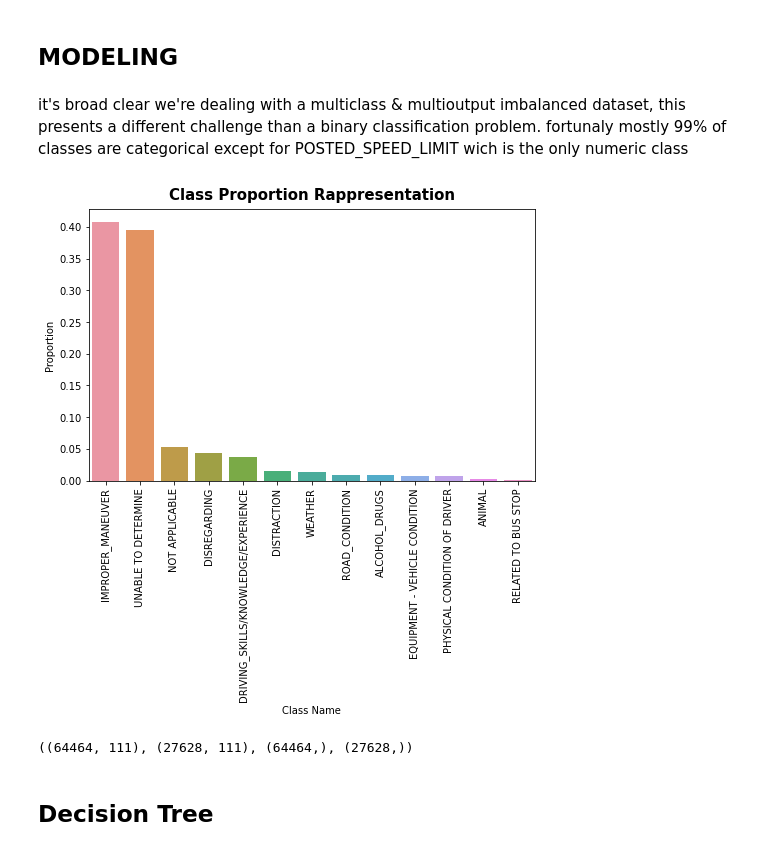
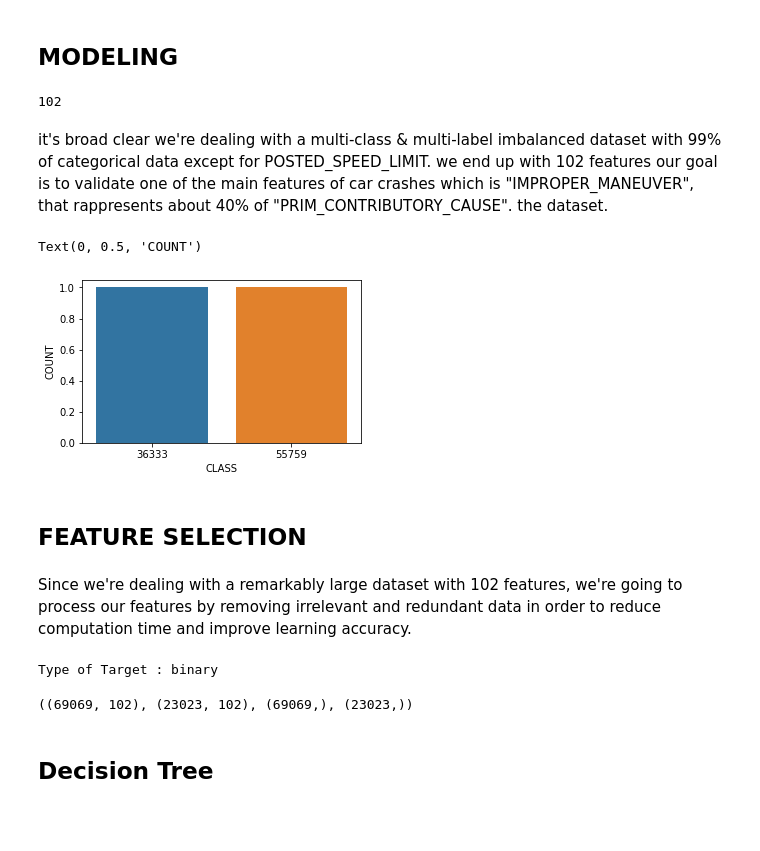
Before and after one commit to akladyous/Chicago_Car_Crashes, a Jupyter notebook: Chicago_Car_Crashes.ipynb, the cells around one changed output. Saved outputs shown, nothing was run; the diff lists cells and outputs as text; code cells hidden in the pictures; blank space fills up the shorter version.

```diff
--- a/Chicago_Car_Crashes.ipynb
+++ b/Chicago_Car_Crashes.ipynb
@@ -111,7 +114,7 @@ excluded_cols.update([
 TransformerDate = DateTransformer('CRASH_DATE')
 df.loc[:,'CRASH_DATE'] =  TransformerDate.fit_transform(df)
 # %%
-ImputerCat_with_Unknown  = SimpleImputer(missing_values=np.nan, strategy='constant', fill_value='N')
+ImputerCat_with_Unknown  = SimpleImputer(missing_values=np.nan, strategy='constant', fill_value='unknown')
 df.loc[:,dfi.NaN_object_colmns] = ImputerCat_with_Unknown.fit_transform(df.loc[:,dfi.NaN_object_colmns] )
 # %%
 ImputerMostFrequent = SimpleImputer(missing_values=np.NaN, strategy='most_frequent')
@@ -169,7 +172,7 @@ array(['FAILING TO YIELD RIGHT-OF-WAY', 'UNABLE TO DETERMINE',
        'BICYCLE ADVANCING LEGALLY ON RED LIGHT',
        'MOTORCYCLE ADVANCING LEGALLY ON RED LIGHT'], dtype=object)
 # %%
-df.PRIM_CONTRIBUTORY_CAUSE = df.PRIM_CONTRIBUTORY_CAUSE.apply(y_classes)
+df.PRIM_CONTRIBUTORY_CAUSE = df.PRIM_CONTRIBUTORY_CAUSE.apply(target_grouper)
 # %%
 df.PRIM_CONTRIBUTORY_CAUSE.unique()
 # %% [output]
@@ -500,3 +494,4 @@ df_features_ohe.drop(labels=['PRIM_CONTRIBUTORY_CAUSE'], axis=1, inplace=True)
 ohe_target     = OneHotEncoder(handle_unknown='ignore', sparse=False)
 df_target_ohe  = pd.DataFrame(ohe_target.fit_transform(df_features.PRIM_CONTRIBUTORY_CAUSE.values.reshape(-1,1)),
                          columns=ohe_target.categories_)
+df_target_ohe.columns = df_target_ohe.columns.get_level_values(0).str.replace(' ', '_')
@@ -503,18 +505,2 @@ df_target_ohe  = pd.DataFrame(ohe_target.fit_transform(df_features.PRIM_CONTRIBU
 # %% [markdown]
 ## MODELING
-# %% [markdown]
-it's broad clear we're dealing with a multiclass & multioutput imbalanced dataset, this presents a different challenge than a binary classification problem.
-fortunaly mostly 99% of classes are categorical except for POSTED_SPEED_LIMIT wich is the only numeric class
-# %%
-fig, ax = plt.subplots(figsize=(8,5))
-
-g = sns.barplot(x=df_features.PRIM_CONTRIBUTORY_CAUSE.value_counts(normalize=True).index,
-                y=df_features.PRIM_CONTRIBUTORY_CAUSE.value_counts(normalize=True),data=df_features)
-
-plt.xticks(rotation=90)
-ax.set_title("Class Proportion Rappresentation", fontsize=15, weight='bold', ha='center', va='bottom')
-ax.set_xlabel('Class Name')
-ax.set_ylabel('Proportion')
-plt.show()
-# %% [output]
-[figure, removed]
@@ -523,0 +507,20 @@ y = df_target_ohe.loc[:,'IMPROPER_MANEUVER']
+# %%
+df_features_ohe.shape[1]
+# %% [output]
+102
+# %% [markdown]
+it's broad clear we're dealing with a multi-class & multi-label imbalanced dataset with 99% of categorical data except for POSTED_SPEED_LIMIT. we end up with 102 features
+our goal is to validate one of the main features of car crashes which is "IMPROPER_MANEUVER", that rappresents about 40% of "PRIM_CONTRIBUTORY_CAUSE". the dataset.
+# %%
+fig, ax = plt.subplots(figsize=(5,3))
+sns.countplot(x=df_target_ohe.UNABLE_TO_DETERMINE.value_counts())
+ax.set_xlabel('CLASS')
+ax.set_ylabel('COUNT')
+# %% [output]
+Text(0, 0.5, 'COUNT')
+[figure, added]
+# %% [markdown]
+## FEATURE SELECTION
+# %% [markdown]
+Since we're dealing with a remarkably large dataset with 102 features, we're going to process our features
+by removing irrelevant and redundant data in order to reduce computation time and improve learning accuracy.
@@ -524,5 +533,11 @@ y = df_target_ohe.loc[:,'IMPROPER_MANEUVER']
+# %%
+X = df_features_ohe #[feature_selection_col]
+y = np.ravel(np.array(df_target_ohe['UNABLE_TO_DETERMINE']))
+print(f"Type of Target : {type_of_target(y)}")
+# %% [output]
+Type of Target : binary
 # %%
-x_train, x_test, y_train, y_test = train_test_split(X, y,test_size=.3, random_state=264, stratify=y)
+x_train, x_test, y_train, y_test = train_test_split(X, y,test_size=.25, random_state=264, stratify=y)
 x_train.shape, x_test.shape, y_train.shape, y_test.shape
 # %% [output]
-((64464, 111), (27628, 111), (64464,), (27628,))
+((69069, 102), (23023, 102), (69069,), (23023,))
```
Also changed, not shown: parts of 53 cells of this notebook, 4 other files.
